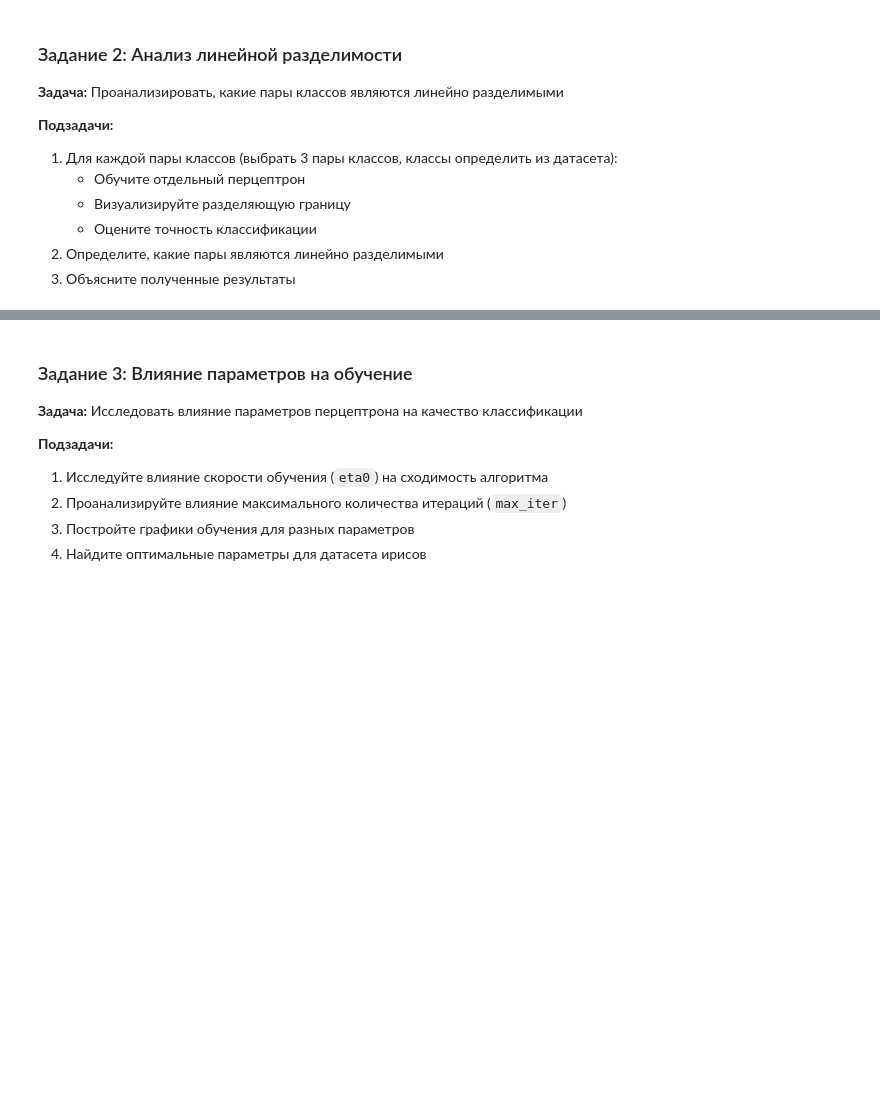
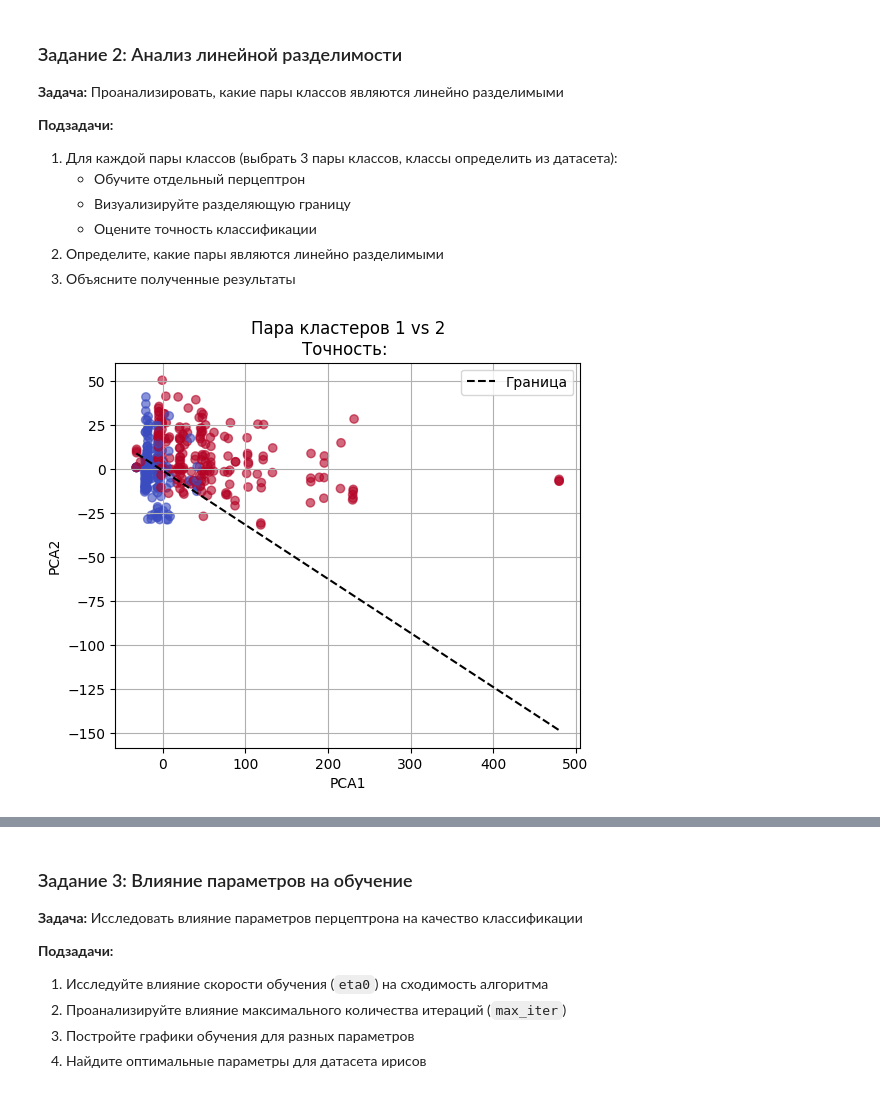
Before and after one commit to Ivan24-wq/Intelligence, a Jupyter notebook: Practical work №2/2.ipynb, the cells around one changed output, grey strips where cells are left out. Drawn from its saved outputs; the diff is of its cells as text; code cells hidden in the pictures; blank space fills up the shorter version.

```diff
--- a/Practical work №2/2.ipynb
+++ b/Practical work №2/2.ipynb
@@ -326,14 +326,88 @@ weighted avg       0.77      0.76      0.77       268
 3. Объясните полученные результаты
 # %%
 # Ваш код для Задания 2
+#Библиотеки
+import pandas as pd
+from sklearn.decomposition import PCA
+import numpy as np
+from sklearn.linear_model import Perceptron
+import matplotlib.pyplot as plt
+from sklearn.metrics import accuracy_score
+
+
+#Код
+CSV_FILE = ("train.csv")
+df = pd.read_csv(CSV_FILE)  #Загружаем датасет
+
+#Для новых классов
+target = "Pclass"
+
+#Удаление ненужных колонок
+df = df.drop(columns=["PassengerId", "Name", "Ticket", "Cabin"])
+
+#Кодировка
+df = pd.get_dummies(df)
+df = df.fillna(df.mean())
+X = df.drop(columns=[target])
+y = df[target]
+
+#2D Визуализация
+pca = PCA(n_components=2)
+X2 = pca.fit_transform(X)
+
+#Обучение пар классов
+def analyze(class_a, class_b, pair_id):
+    #Выборка 2 классов
+    mask = (y == class_a) | (y == class_b)
+    Xa = X2[mask]
+    ya = y[mask]
+
+    #Перекодировка
+    ya_bin = np.where(ya == class_a, 1, -1)
+    #Обучение перцептрона
+    clf = Perceptron(max_iter=2000, random_state=51)
+    clf.fit(Xa, ya_bin)
+    y_pred = clf.predict(Xa)
+    acc = accuracy_score(ya_bin, y_pred)
+
+    #График
+    plt.figure(figsize=(6, 5))
+    plt.scatter(Xa[:, 0], Xa[:, 1], c = ya_bin, cmap="coolwarm", alpha=0.6)
+    w = clf.coef_[0]
+    b = clf.intercept_[0]
+
+    #Построение прямой
+    x_line = np.linspace(Xa[:, 0].min(), Xa[:, 0].max(), 100)
+    y_line = -(w[0] * x_line + b) / w[1]
+
+    #График
+    plt.plot(x_line, y_line, "k--", label = "Граница")
+    plt.title(f"Пара кластеров {class_a} vs {class_b}\nТочность: ")
+    plt.xlabel("PCA1")
+    plt.ylabel("PCA2")
+    plt.legend()
+    plt.grid(True)
+    plt.show()
+
+    print(f"Пара кластеров {class_a} vs {class_b} === ")
+    print(f"Точность: {acc:.4f}")
+    print()
+
+    return acc
 
 # 1. 1 класс vs 2 класс
-
+acc12 = analyze(1, 2, 1)
 
 # 2. 1 класс vs 3 класс
-
+acc13 = analyze(1, 3, 2)
 
 # 3. 2 класс vs 3 класс
-
+acc23 = analyze(2, 3, 3)
 
 # 4. Анализ результатов
+print("Итоговый анализ")
+print(f"1 vs 2: {acc12:.4f}")
+print(f" vs 3: {acc13:.4f}")
+print(f"2 vs 3: {acc23:.4f}")
+# %% [output]
+[figure, added]
```
Also changed, not shown: parts of 1 cell of this notebook, 1 other file.
